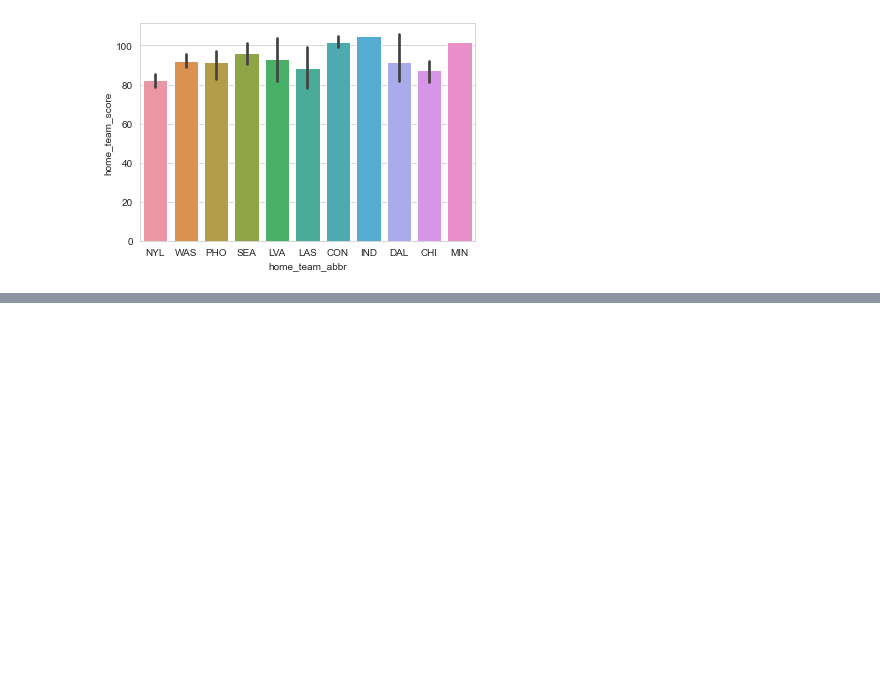
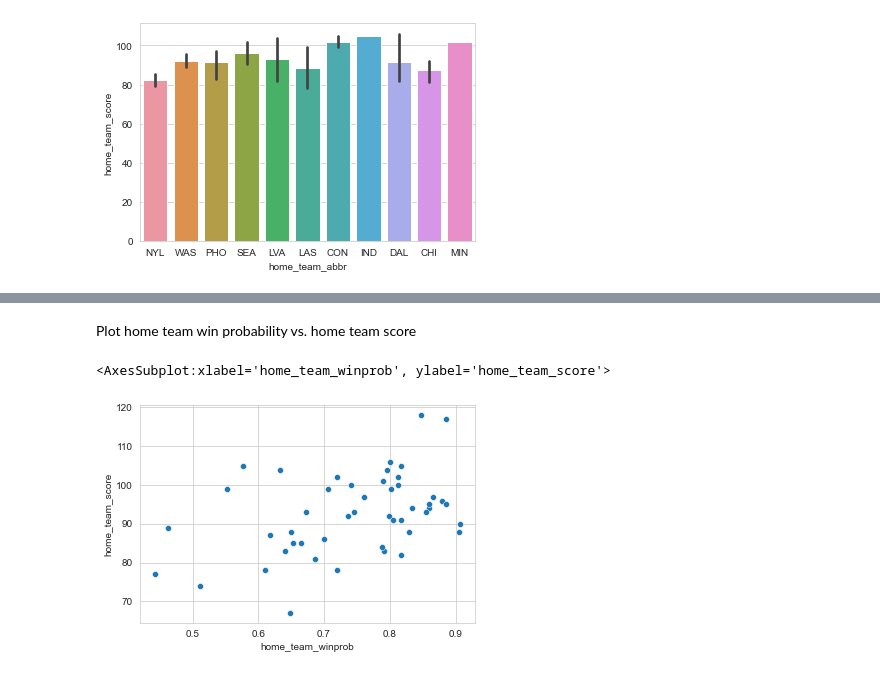
Before and after one commit to larsz-o/wnbaData, a Jupyter notebook: wnbaData.ipynb, the cells around one changed output, grey strips where cells are left out. Drawn from its saved outputs; the diff is of its cells as text; code cells hidden in the pictures; blank space fills up the shorter version.

```diff
--- a/wnbaData.ipynb
+++ b/wnbaData.ipynb
@@ -93,0 +116,7 @@ sns.barplot(x="home_team_winprob", y="home_team_abbr", data=home_wins)
+# %% [markdown]
+Plot home team win probability vs. home team score
+# %%
+sns.scatterplot(data=home_wins, x="home_team_winprob", y="home_team_score")
+# %% [output]
+<AxesSubplot:xlabel='home_team_winprob', ylabel='home_team_score'>
+[figure, added]
```
Also changed, not shown: parts of 17 cells of this notebook.
